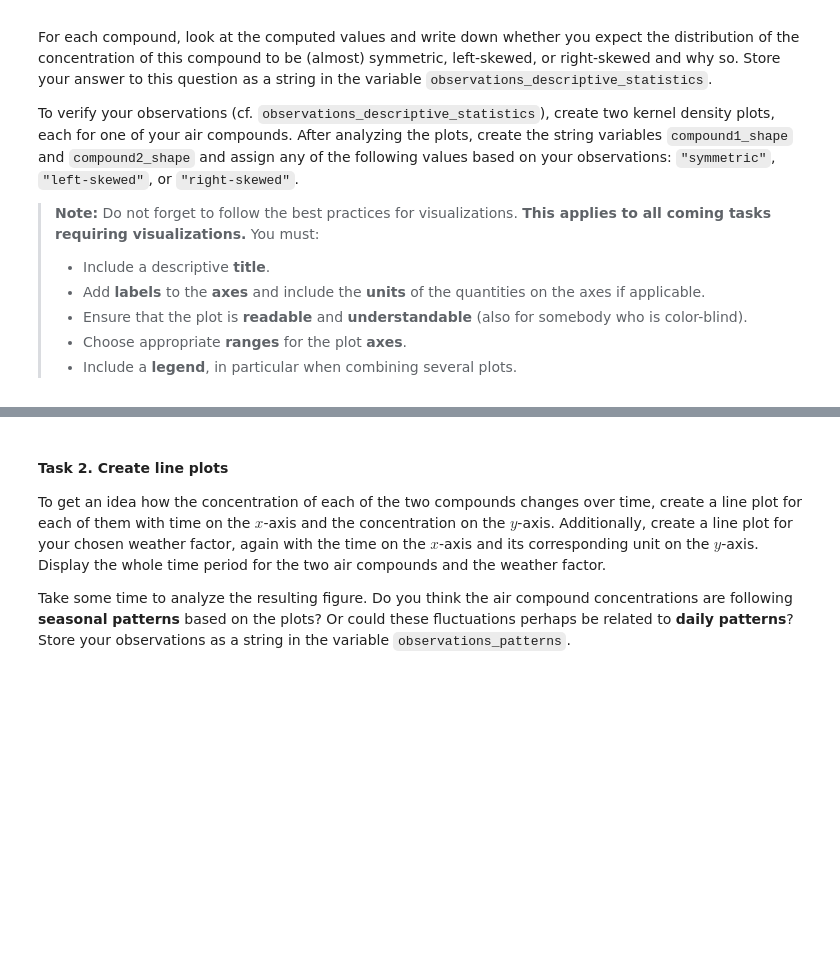
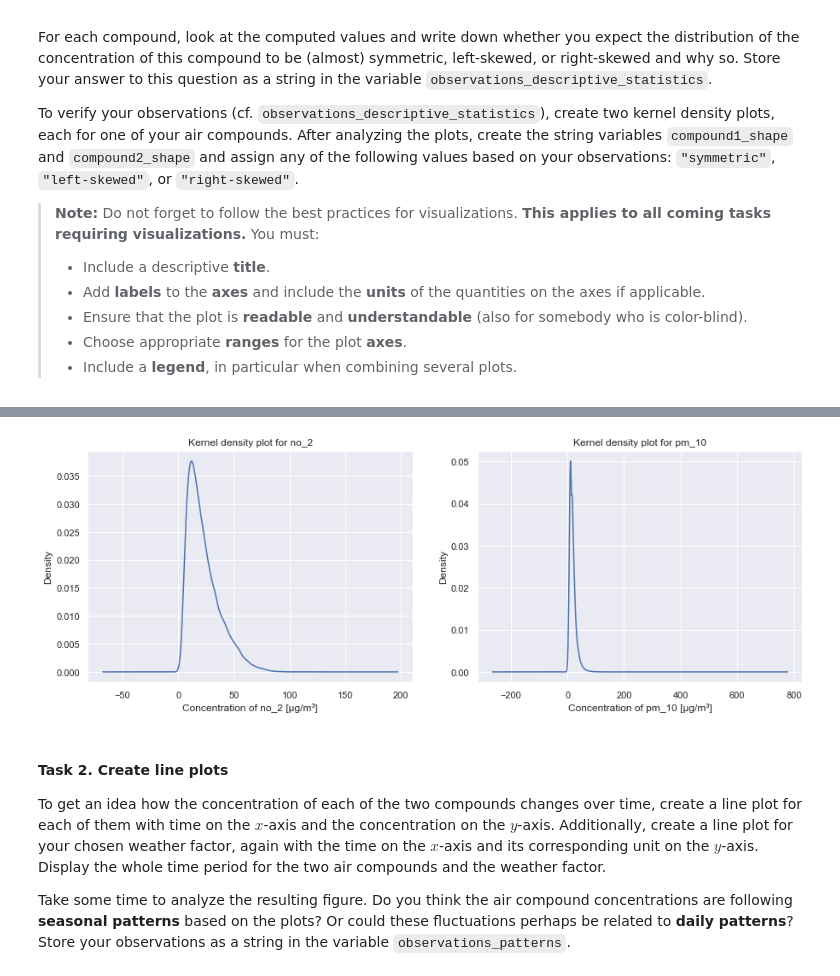
Before and after one commit to danieltyukov/tue-data-analytics, a Jupyter notebook: GA1/GA1-1819283.ipynb, the cells around one changed output, grey strips where cells are left out. Cells and saved outputs as stored; diff of their text form; code cells hidden in the pictures; blank space fills up the shorter version.

```diff
--- a/GA1/GA1-1819283.ipynb
+++ b/GA1/GA1-1819283.ipynb
@@ -400,3 +415,8 @@ Lastly, include the rationale behind your decision as a string assigned to the v
+# %%
+#// BEGIN_TODO [EDA_weather_factor] (1 point)
+
+chosen_weather_factor = 'wind_speed'
+considerations_weather_factor = 'In the case of N02 and PM10, higher wind speeds can help to disperse these pollutants over a larger area, reducing the concentration of these pollutants in the air. On the other hand, lower wind speeds can lead to the accumulation of these pollutants in specific areas, which can result in high concentrations of pollutants and poor air quality.'
 # %%
 #// END_TODO [EDA_weather_factor]
 # %% [markdown]
@@ -436,3 +456,8 @@ Do the same with `end_compound1`, `end_compound2`, and `end_weather_factor`, and
+# %%
+#// BEGIN_TODO [EDA_periods] (3 points)
+
+start_measurement = max(start_compound1, start_compound2, start_weather_factor)
+end_measurement = min(end_compound1, end_compound2, end_weather_factor)
 # %%
 #// END_TODO [EDA_periods]
 # %% [markdown]
@@ -467,0 +498,59 @@ After analyzing the plots, create the string variables `compound1_shape` and `co
+# %%
+#// BEGIN_TODO [EDA_summary_stats] (5 points)
+
+mean_compound1 = df_data[compound1].mean()
+median_compound1 = df_data[compound1].median()
+std_compound1 = df_data[compound1].std()
+min_compound1 = df_data[compound1].min()
+max_compound1 = df_data[compound1].max()
+quantile_25_compound1 = df_data[compound1].quantile(0.25)
+quantile_75_compound1 = df_data[compound1].quantile(0.75)
+
+mean_compound2 = df_data[compound2].mean()
+median_compound2 = df_data[compound2].median()
+std_compound2 = df_data[compound2].std()
+min_compound2 = df_data[compound2].min()
+max_compound2 = df_data[compound2].max()
+quantile_25_compound2 = df_data[compound2].quantile(0.25)
+quantile_75_compound2 = df_data[compound2].quantile(0.75)
+
+# statistics
+print(f'Compound 1: {compound1}')
+print(f'Mean: {mean_compound1}')
+print(f'Median: {median_compound1}')
+print(f'Standard deviation: {std_compound1}')
+print(f'Minimum: {min_compound1}')
+print(f'Maximum: {max_compound1}')
+print(f'25% quantile: {quantile_25_compound1}')
+print(f'75% quantile: {quantile_75_compound1}')
+
+print(f'Compound 2: {compound2}')
+print(f'Mean: {mean_compound2}')
+print(f'Median: {median_compound2}')
+print(f'Standard deviation: {std_compound2}')
+print(f'Minimum: {min_compound2}')
+print(f'Maximum: {max_compound2}')
+print(f'25% quantile: {quantile_25_compound2}')
+print(f'75% quantile: {quantile_75_compound2}')
+
+observations_descriptive_statistics = 'Overall, the right-skewed distribution for both compounds is likely due to the presence of high concentrations of the compounds in a small number of samples (as indicated by the maximum values). And the evidence of mean being larger than median for both compounds.'
+
+# two kernel density plots
+fig, ax = plt.subplots(1, 2, figsize=(15, 5))
+
+# kernel density plot for compound1
+df_data[compound1].plot.kde(ax=ax[0], title=f'Kernel density plot for {compound1}')
+ax[0].set_xlabel(f'Concentration of {compound1} [µg/m³]')
+ax[0].set_ylabel('Density')
+
+# kernel density plot for compound2
+df_data[compound2].plot.kde(ax=ax[1], title=f'Kernel density plot for {compound2}')
+ax[1].set_xlabel(f'Concentration of {compound2} [µg/m³]')
+ax[1].set_ylabel('Density')
+
+# show the plots
+plt.show()
+
+compound1_shape = 'right-skewed'
+compound2_shape = 'right-skewed'
+# %% [output]
@@ -468,3 +573,4 @@ After analyzing the plots, create the string variables `compound1_shape` and `co
+[figure, added]
 # %%
 #// END_TODO [EDA_summary_stats]
 # %% [markdown]
```
Also changed, not shown: parts of 34 cells of this notebook.
